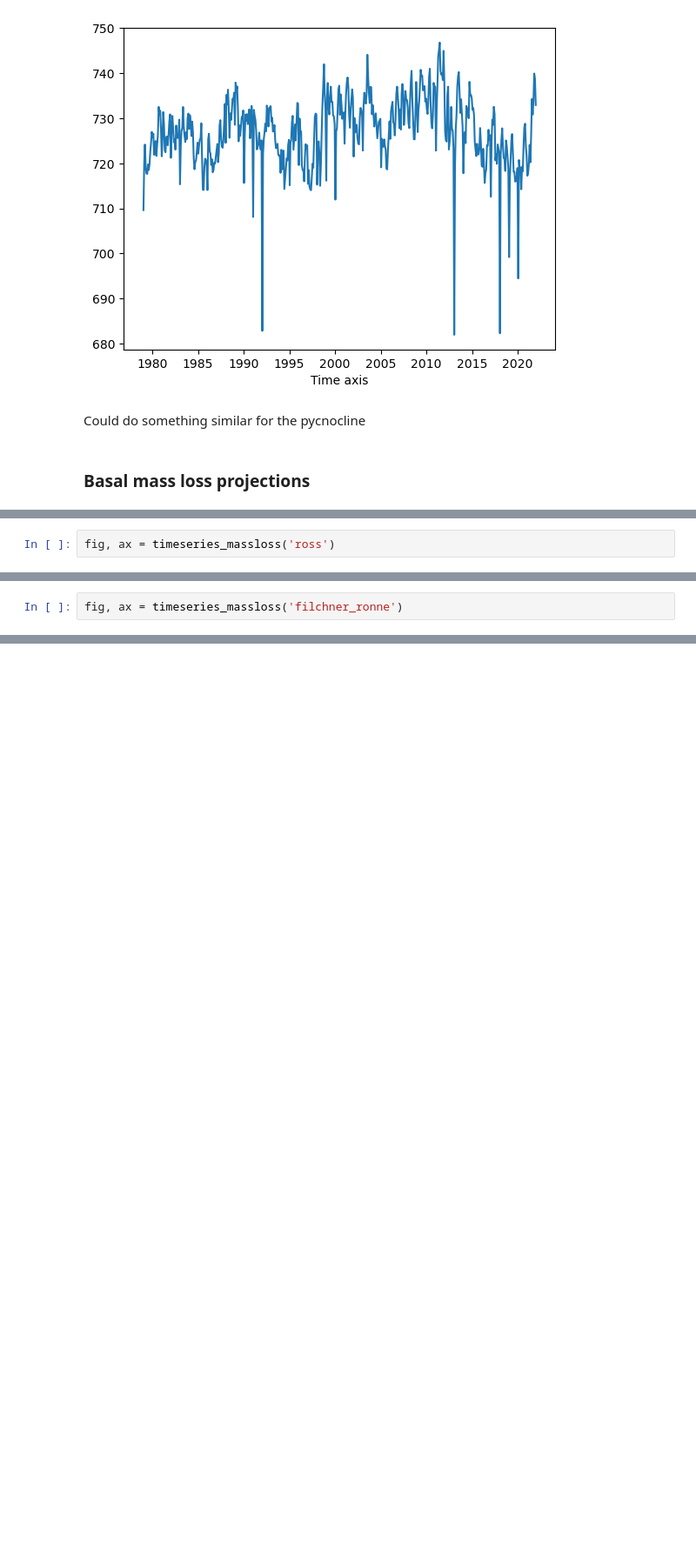
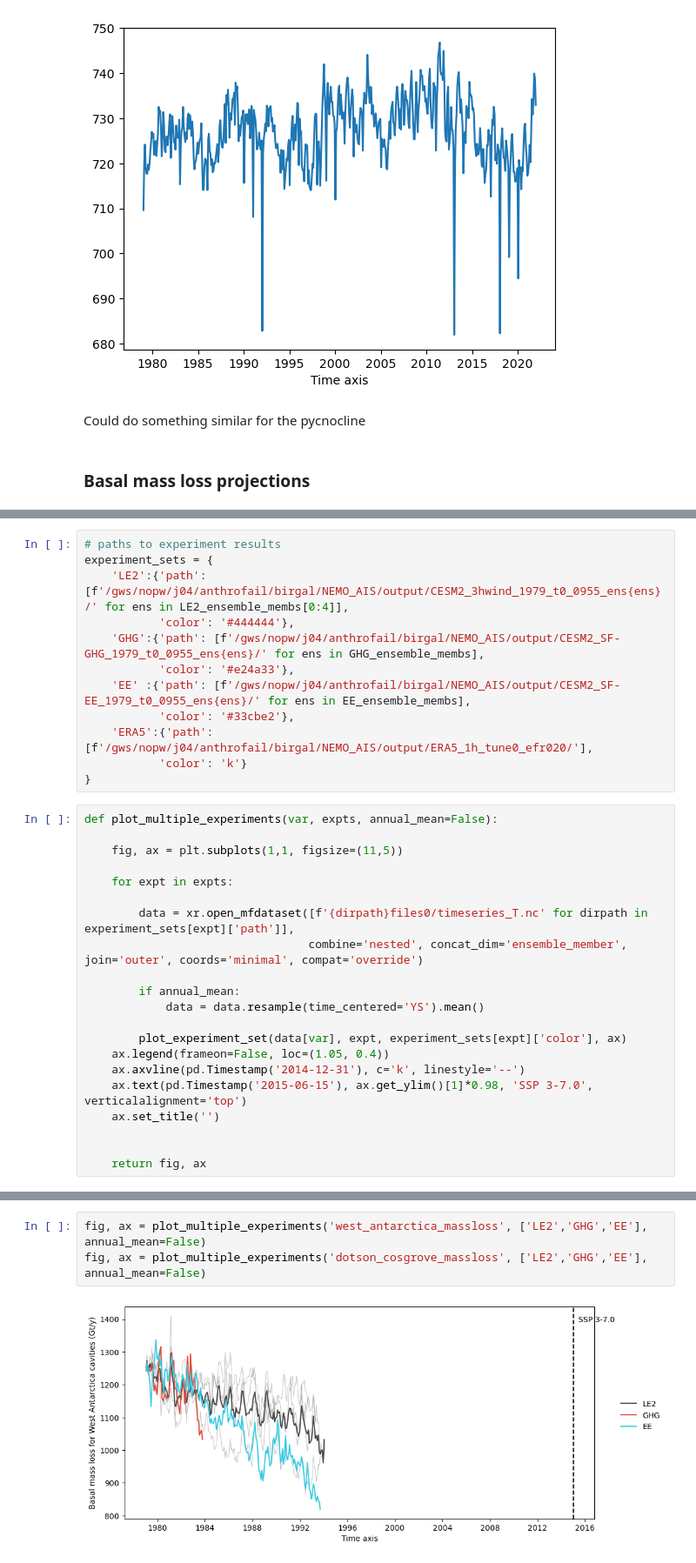
Before and after one commit to brogalla/analysis-birgal, a Jupyter notebook: nemo_config_setup/climate-experiments/CESM2/LE2_ensemble_1979-2050.ipynb, the cells around one changed output, grey strips where cells are left out. Shown at 87% size. Drawn from its saved outputs; the diff is of its cells as text; blank space fills up the shorter version.

```diff
--- a/nemo_config_setup/climate-experiments/CESM2/LE2_ensemble_1979-2050.ipynb
+++ b/nemo_config_setup/climate-experiments/CESM2/LE2_ensemble_1979-2050.ipynb
@@ -207,2 +166,0 @@ fig, ax = timeseries_massloss('dotson_cosgrove')
-# %%
-fig, ax = timeseries_massloss('ross')
@@ -211,2 +166,0 @@ fig, ax = timeseries_massloss('ross')
-# %%
-fig, ax = timeseries_massloss('filchner_ronne')
@@ -214,0 +167,33 @@ fig, ax = timeseries_massloss('filchner_ronne')
+# %%
+# paths to experiment results
+experiment_sets = {
+    'LE2':{'path': [f'/gws/nopw/j04/anthrofail/birgal/NEMO_AIS/output/CESM2_3hwind_1979_t0_0955_ens{ens}/' for ens in LE2_ensemble_membs[0:4]],
+           'color': '#444444'},
+    'GHG':{'path': [f'/gws/nopw/j04/anthrofail/birgal/NEMO_AIS/output/CESM2_SF-GHG_1979_t0_0955_ens{ens}/' for ens in GHG_ensemble_membs],
+           'color': '#e24a33'},
+    'EE' :{'path': [f'/gws/nopw/j04/anthrofail/birgal/NEMO_AIS/output/CESM2_SF-EE_1979_t0_0955_ens{ens}/' for ens in EE_ensemble_membs],
+           'color': '#33cbe2'},
+    'ERA5':{'path': [f'/gws/nopw/j04/anthrofail/birgal/NEMO_AIS/output/ERA5_1h_tune0_efr020/'],
+           'color': 'k'}
+}
+# %%
+def plot_multiple_experiments(var, expts, annual_mean=False):
+
+    fig, ax = plt.subplots(1,1, figsize=(11,5))
+
+    for expt in expts:
+
+        data = xr.open_mfdataset([f'{dirpath}files0/timeseries_T.nc' for dirpath in experiment_sets[expt]['path']],
+                                 combine='nested', concat_dim='ensemble_member', join='outer', coords='minimal', compat='override')
+
+        if annual_mean:
+            data = data.resample(time_centered='YS').mean()
+
+        plot_experiment_set(data[var], expt, experiment_sets[expt]['color'], ax)
+    ax.legend(frameon=False, loc=(1.05, 0.4))
+    ax.axvline(pd.Timestamp('2014-12-31'), c='k', linestyle='--')
+    ax.text(pd.Timestamp('2015-06-15'), ax.get_ylim()[1]*0.98, 'SSP 3-7.0', verticalalignment='top')
+    ax.set_title('')
+
+
+    return fig, ax
@@ -214,0 +221,5 @@ fig, ax = timeseries_massloss('filchner_ronne')
+# %%
+fig, ax = plot_multiple_experiments('west_antarctica_massloss', ['LE2','GHG','EE'], annual_mean=False)
+fig, ax = plot_multiple_experiments('dotson_cosgrove_massloss', ['LE2','GHG','EE'], annual_mean=False)
+# %% [output]
+[figure, added]
```
Also changed, not shown: parts of 15 cells of this notebook.
